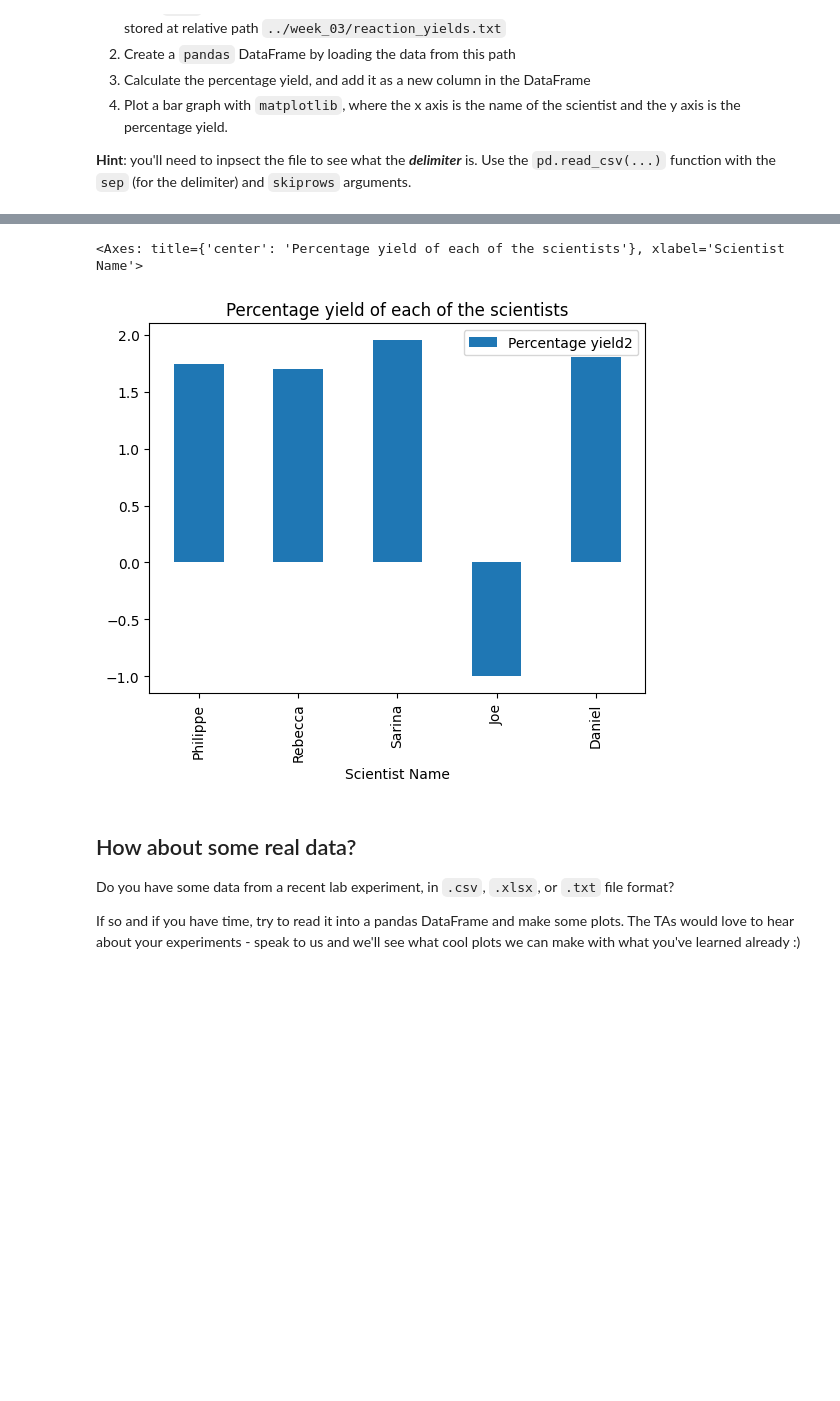
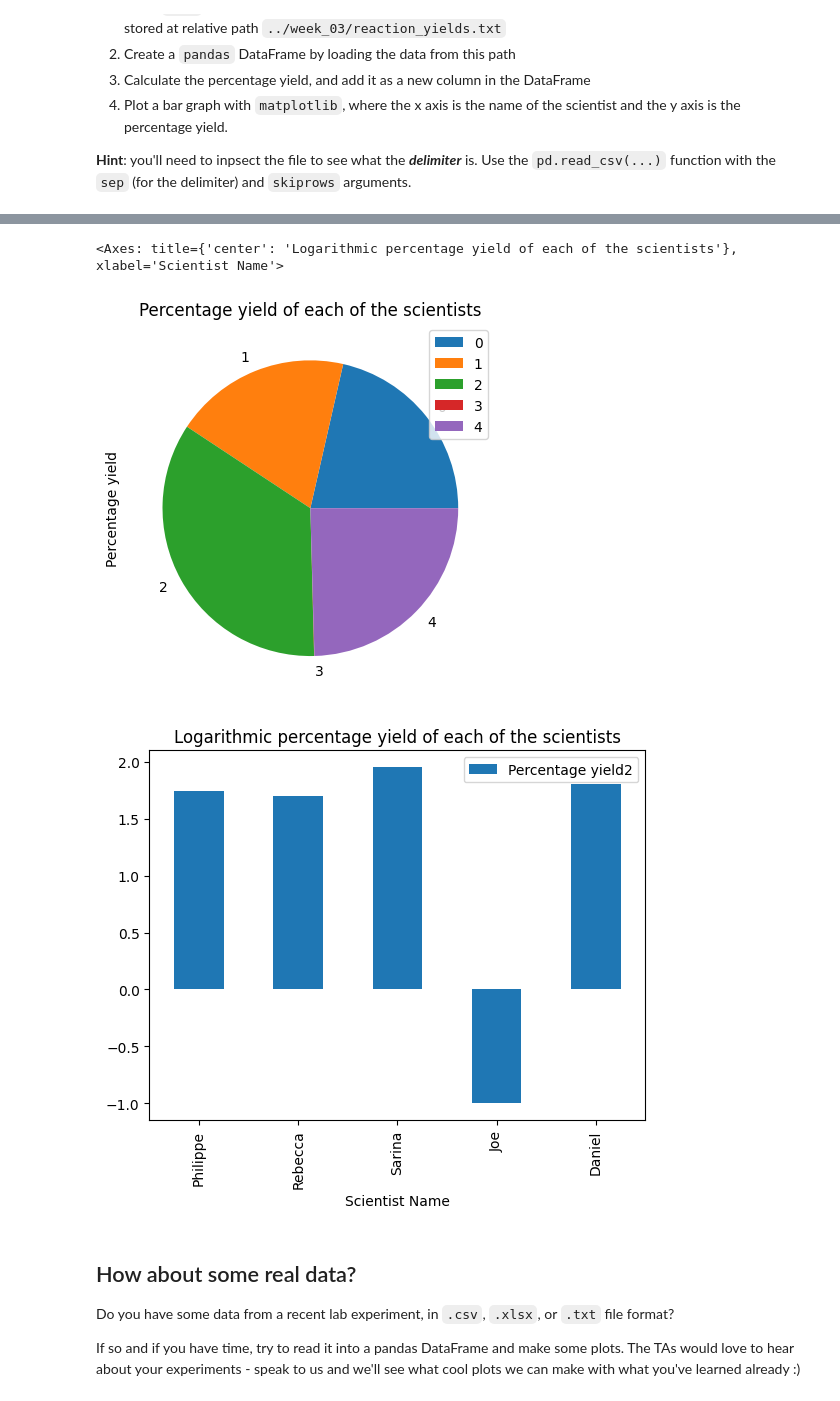
Before and after one commit to ThomasCsson/practical-programming-in-chemistry-exercises, a Jupyter notebook: week_04/04_exercises.ipynb, the cells around one changed output, grey strips where cells are left out. Drawn from its saved outputs; the diff is of its cells as text; code cells hidden in the pictures; blank space fills up the shorter version.

```diff
--- a/week_04/04_exercises.ipynb
+++ b/week_04/04_exercises.ipynb
@@ -592,36 +592,38 @@ data = {'Scientist Name':['Philippe','Rebecca','Sarina','Joe','Daniel'],
         'Theoretical yield': [5.0,4.0,0.1,1000.0,3.14],
         'Actual yield': [2.78,2.0,0.09,1.0,2.0]}
 df = pd.DataFrame(data)
 print(df)
 print('')
 df['Percentage yield'] = df['Actual yield']/df['Theoretical yield']*100
 df['Percentage yield2'] = np.log10(df['Percentage yield'])
 print(df)
 ''',marker = 'o',linestyle = '-' '''
-df.plot(kind ='bar',x ="Scientist Name",y="Percentage yield2",title='Percentage yield of each of the scientists')
+df.plot(kind ='pie',x ="Scientist Name",y="Percentage yield",title='Percentage yield of each of the scientists')
+df.plot(kind ='bar',x ="Scientist Name",y="Percentage yield2",title='Logarithmic percentage yield of each of the scientists')
 # %% [output]
   Scientist Name  Theoretical yield  Actual yield
 0       Philippe               5.00          2.78
 1        Rebecca               4.00          2.00
 2         Sarina               0.10          0.09
 3            Joe            1000.00          1.00
 4         Daniel               3.14          2.00
 
   Scientist Name  Theoretical yield  Actual yield  Percentage yield  \
 0       Philippe               5.00          2.78         55.600000
 1        Rebecca               4.00          2.00         50.000000
 2         Sarina               0.10          0.09         90.000000
 3            Joe            1000.00          1.00          0.100000
 4         Daniel               3.14          2.00         63.694268
 
    Percentage yield2
 0           1.745075
 1           1.698970
 2           1.954243
 3          -1.000000
 4           1.804100
-<Axes: title={'center': 'Percentage yield of each of the scientists'}, xlabel='Scientist Name'>
+<Axes: title={'center': 'Logarithmic percentage yield of each of the scientists'}, xlabel='Scientist Name'>
-[figure, old version]
+[figure, new version]
+[figure, added]
 # %% [markdown]
 ## How about some real data?
 
```
